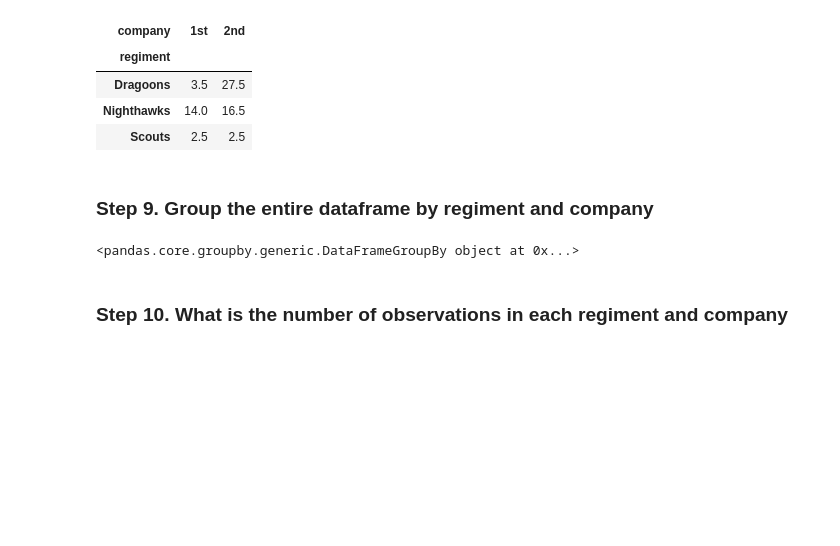
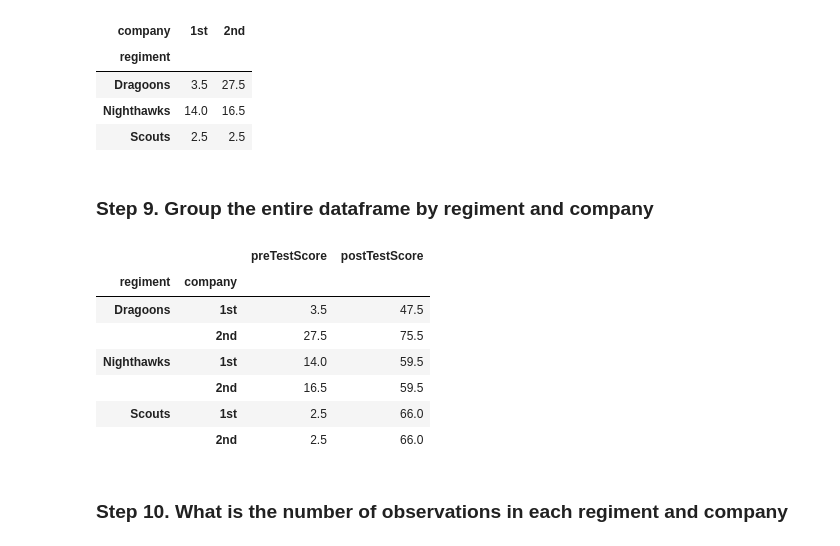
Before and after one commit to omj3424/Python_Programming_Study, a Jupyter notebook: pandas_exercises/03_Grouping/Regiment/Exercises.ipynb, the cells around one changed output. Cells and saved outputs as stored; diff of their text form; code cells hidden in the pictures; blank space fills up the shorter version.

```diff
--- a/pandas_exercises/03_Grouping/Regiment/Exercises.ipynb
+++ b/pandas_exercises/03_Grouping/Regiment/Exercises.ipynb
@@ -106,8 +109,15 @@ regiment.groupby(['regiment', 'company'])['preTestScore'].mean().unstack()
 # %% [markdown]
 ### Step 9. Group the entire dataframe by regiment and company
 # %%
-regiment.groupby(['regiment', 'company'])
+regiment.groupby(['regiment', 'company'])[['preTestScore', 'postTestScore']].mean()
 # %% [output]
-<pandas.core.groupby.generic.DataFrameGroupBy object at 0x...>
+|  |  | preTestScore | postTestScore |
+| regiment | company |  |  |
+| Dragoons | 1st | 3.5 | 47.5 |
+|  | 2nd | 27.5 | 75.5 |
+| Nighthawks | 1st | 14.0 | 59.5 |
+|  | 2nd | 16.5 | 59.5 |
+| Scouts | 1st | 2.5 | 66.0 |
+|  | 2nd | 2.5 | 66.0 |
 # %% [markdown]
 ### Step 10. What is the number of observations in each regiment and company
```
Also changed, not shown: parts of 5 cells of this notebook.
